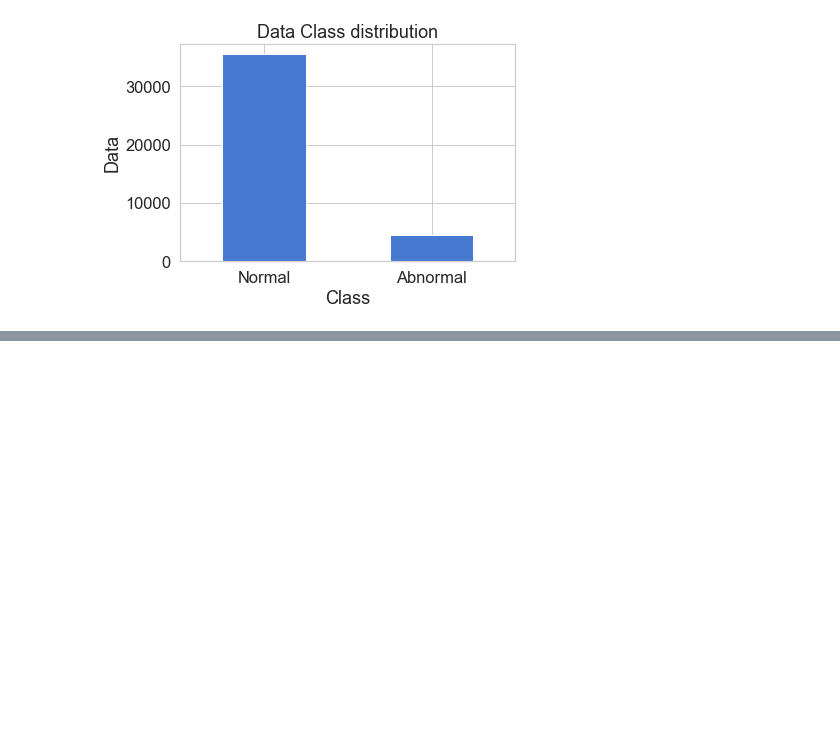
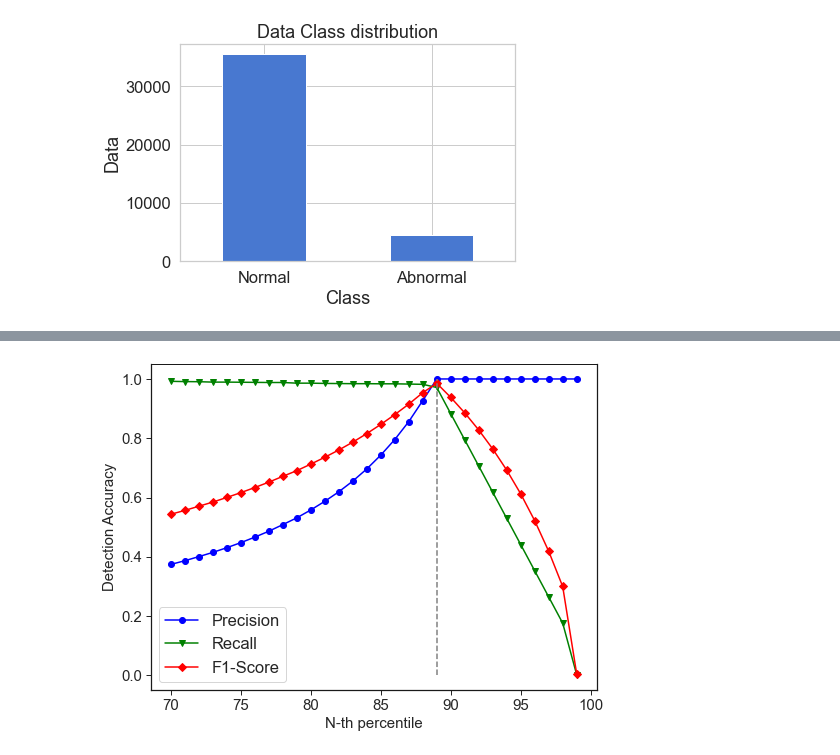
Before and after one commit to 98uranus/Autoencoder, a Jupyter notebook: Performance_graph2.ipynb, the cells around one changed output, grey strips where cells are left out. Saved outputs shown, nothing was run; the diff lists cells and outputs as text; code cells hidden in the pictures; blank space fills up the shorter version.

```diff
--- a/Performance_graph2.ipynb
+++ b/Performance_graph2.ipynb
@@ -381,2 +405,49 @@ GMM_Rate_Select(GMM_model, Model_Names2[3], rate)
+# %%
+# DAGMM
+rate = list(np.arange(30,0,-1))
+Model_Names2 = ["DAGMM_h8_l4_n1","DAGMM_h8_l4_n2","DAGMM2_h8_l4_n1","DAGMM2_h8_l4_n2"]
+DA_models = ["DAGMM_AE_h8_l4","DAGMM_AE_h8_l4","DAGMM_AE2_h8_l4","DAGMM_AE2_h8_l4"]
+GMM_models = ["DAGMM_GMM_h8_l4_n1.pkl","DAGMM_GMM_h8_l4_n2.pkl","DAGMM_GMM2_h8_l4_n1.pkl","DAGMM_GMM2_h8_l4_n2.pkl"]
+GMM_model = {}
+for key in list(GMM_model.keys()):
+    name = Model_Names2
+    GMM_model[name] = GMM_model.pop(key)
+k = 0
+for i in Model_Names2:
+    GMM_model[i] = calculate_result3(DA_models[k], GMM_models[k], rate)
+    k+=1
+
+percentile = list(np.arange(70,100,1))
+# print(GMM_model[Model_Names2[0]][0][rate[0]][1]['precision'])
+
+precision=[]
+recall=[]
+f1=[]
+for i in list(range(len(rate))):
+    precision.append(GMM_model[Model_Names2[0]][0][rate[i]][1]['precision'])
+    recall.append(GMM_model[Model_Names2[0]][0][rate[i]][1]['recall'])
+    f1.append(GMM_model[Model_Names2[0]][0][rate[i]][1]['f1'])
+Max_f1 = f1.index(max(f1))
+
+# fig = plt.figure(figsize=[8, 6])
+# ax = fig.subplots()
+fig, ax = plt.subplots(figsize=[8, 6])
+ax.plot(percentile, precision, label='Precision', color='blue', linestyle='-', marker='o')
+ax.plot(percentile, recall, label='Recall', color='green', linestyle='-', marker='v')
+ax.plot(percentile, f1, label='F1-Score', color='red', linestyle='-', marker='D')
+ax.vlines(percentile[Max_f1], 0, 1, colors='gray', linestyles='--')
+ax.set_xlabel('N-th percentile', fontsize= 15)
+ax.set_ylabel('Detection Accuracy', fontsize= 15)
+ax.legend()
+ax.grid(False)
+ax.tick_params(labelsize=15, length=5, width=1, left=True, bottom=True)
+ax.spines['top'].set_linewidth(1)
+ax.spines['top'].set_color('k')
+ax.spines['bottom'].set_color('k')
+ax.spines['left'].set_color('k')
+ax.spines['right'].set_color('k')
+plt.savefig("Detection Accuracy VS n-th percentile")
+# %% [output]
+[figure, added]
 # %%
 # Autoencoder
```
Also changed, not shown: parts of 5 cells of this notebook, 2 other files.
